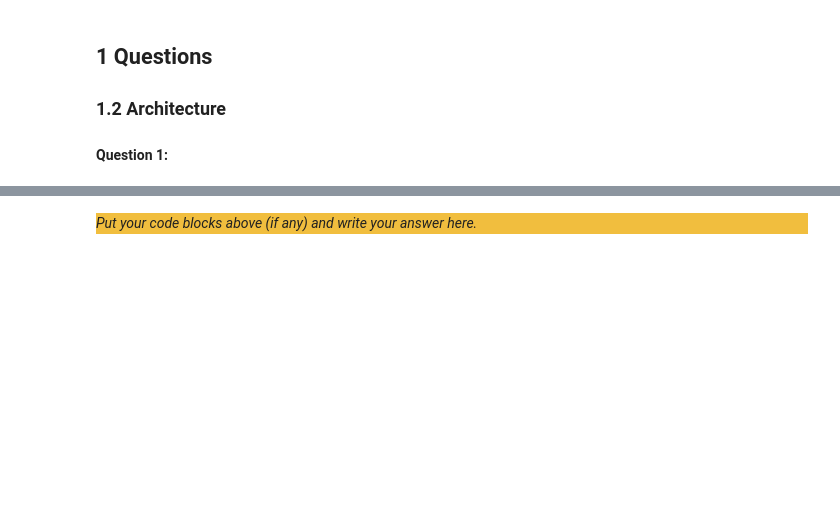
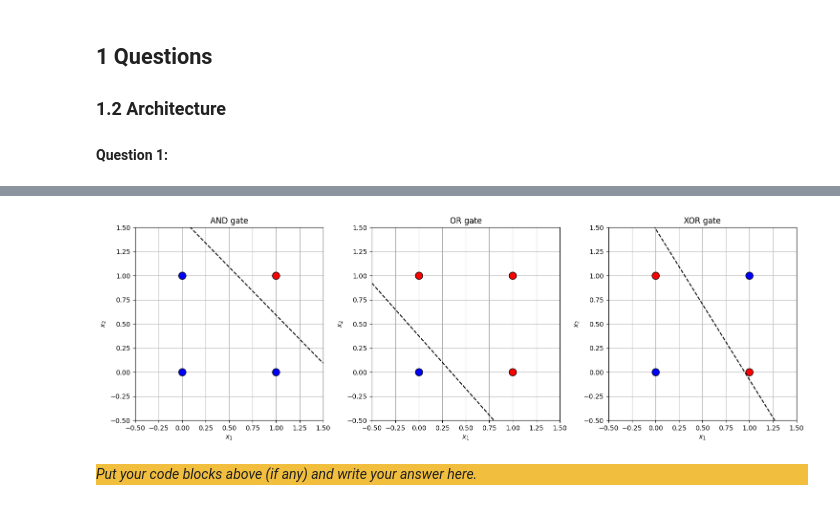
Before and after one commit to guy915/Computational-Intelligence-Models, a Jupyter notebook: Assignment 1/src/Main.ipynb, the cells around one changed output, grey strips where cells are left out. Cells and saved outputs as stored; diff of their text form; code cells hidden in the pictures; blank space fills up the shorter version.

```diff
--- a/Assignment 1/src/Main.ipynb
+++ b/Assignment 1/src/Main.ipynb
@@ -120,3 +39,94 @@ Epoch  999 :  1.0
+# %%
+# Inputs
+logic_gates = {
+    "AND": {"x": [[0,0],[0,1],[1,0],[1,1]], "y": [0, 0, 0, 1]},
+    "OR":  {"x": [[0,0],[0,1],[1,0],[1,1]], "y": [0, 1, 1, 1]},
+    "XOR": {"x": [[0,0],[0,1],[1,0],[1,1]], "y": [0, 1, 1, 0]},
+}
+
+# Functions
+def sigmoid(z):
+    """Sigmoid activation function."""
+    return 1 / (1 + np.exp(-z))
+
+def sigmoid_derivative(z):
+    """Derivative of the sigmoid function."""
+    s = sigmoid(z)
+    return s * (1 - s)
+
+def forward(X, w, b):
+    """Forward pass: computes pre-activation z and activation h = sigmoid(z)."""
+    z = X @ w + b
+    h = sigmoid(z)
+    return z, h
+
+def loss(y, h):
+    """Mean squared error loss."""
+    return np.sum((y - h) ** 2)
+
+def backward(X, y, h, z):
+    """Backward pass: computes gradients dw and db using the chain rule."""
+    m = X.shape[0]
+    dL_dz = -2 * (y - h) * sigmoid_derivative(z)
+    dw = (X.T @ dL_dz) / m
+    db = np.sum(dL_dz) / m
+    return dw, db
+
+def train_perceptron(X, y, epochs=1000, lr=0.1):
+    """Trains a single perceptron with sigmoid activation using gradient descent.
+
+    Returns: (w, b, loss_history)
+    """
+    X = np.array(X, dtype=float)
+    y = np.array(y, dtype=float).reshape(-1, 1)
+
+    # Initialize weights and bias
+    w = np.random.randn(X.shape[1], 1)
+    b = np.random.randn()
+    loss_history = []
+
+    # Training loop
+    for _ in range(epochs):
+        z, h = forward(X, w, b)
+        loss_history.append(loss(y, h))
+        dw, db = backward(X, y, h, z)
+        w -= lr * dw
+        b -= lr * db
+
+    return w, b, loss_history
+
+# Train and plot
+fig, axes = plt.subplots(1, 3, figsize=(15, 5))
+
+for ax, (name, gate) in zip(axes, logic_gates.items()):
+    X = np.array(gate["x"], dtype=float)
+    y = np.array(gate["y"], dtype=float)
+    w, b, losses = train_perceptron(gate["x"], gate["y"])
+
+    # Plot data points
+    for i in range(len(y)):
+        color = "red" if y[i] == 1 else "blue"
+        ax.scatter(X[i, 0], X[i, 1], c=color, s=120, edgecolors="k", zorder=3)
+
+    # Plot decision boundary
+    w0, w1 = w.flatten()
+    x_line = np.linspace(-0.5, 1.5, 200)
+    if abs(w1) > 1e-10:
+        ax.plot(x_line, -(w0 * x_line + b) / w1, "k--")
+    else:
+        ax.axvline(x=-b / w0, color="k", linestyle="--")
+
+    ax.set_xlim(-0.5, 1.5)
+    ax.set_ylim(-0.5, 1.5)
+    ax.set_xlabel("$x_1$")
+    ax.set_ylabel("$x_2$")
+    ax.set_title(f"{name} gate")
+    ax.grid(True)
+
+plt.tight_layout()
+plt.show()
+# %% [output]
+[figure, added]
 # %% [markdown]
 <div style="background-color:#f1be3e">
 
```
Also changed, not shown: parts of 2 cells of this notebook, 2 other files.
